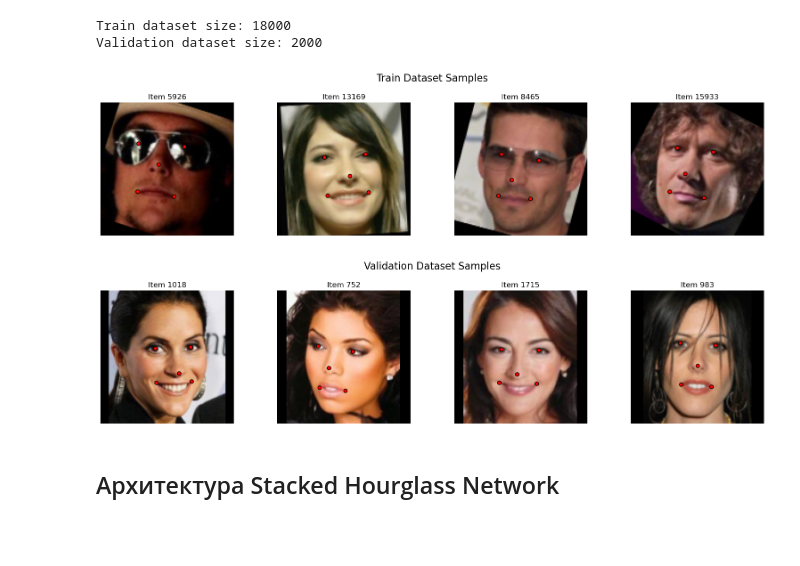
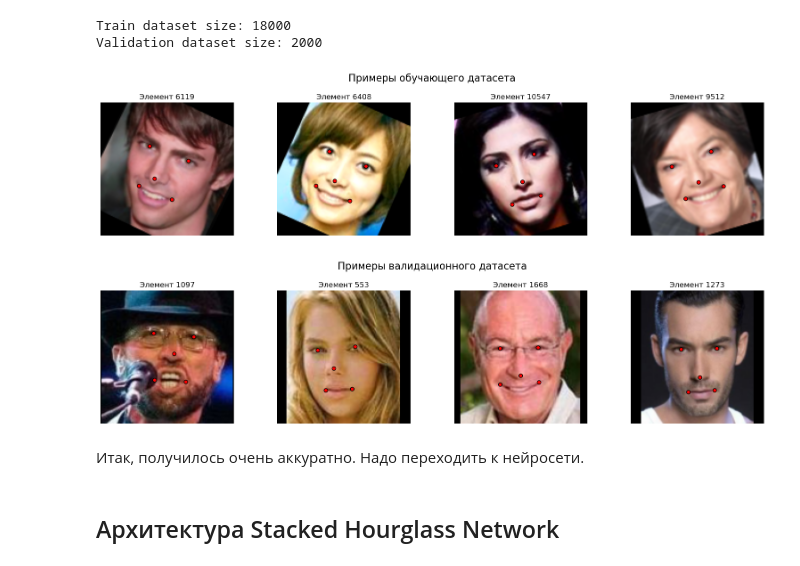
Before and after one commit to dukei/dls-fr, a Jupyter notebook: DLS-project-FR-1_FaceAlignment.ipynb, the cells around one changed output. Saved outputs shown, nothing was run; the diff lists cells and outputs as text; code cells hidden in the pictures; blank space fills up the shorter version.

```diff
--- a/DLS-project-FR-1_FaceAlignment.ipynb
+++ b/DLS-project-FR-1_FaceAlignment.ipynb
@@ -136,9 +136,12 @@ class FacesDataset(Dataset):
             [landmark_series['rightmouth_x'], landmark_series['rightmouth_y']],
         ]
 
+        # Преобразуем список Python в тензор и перемещаем на DEVICE перед созданием KeyPoints
+        original_landmarks_tensor = torch.tensor(original_landmarks_list, dtype=torch.float32, device=DEVICE)
+
         # Оборачиваем ключевые точки в объект KeyPoints для автоматической трансформации
         original_landmarks = KeyPoints(
-            original_landmarks_list,
+            original_landmarks_tensor, # Используем тензор, уже находящийся на DEVICE
             canvas_size=(raw_image.shape[1], raw_image.shape[2]) # Исправлено на (высота, ширина)
         )
 
@@ -251,64 +256,66 @@ Validation dataset size: 2000
 # %%
 import matplotlib.pyplot as plt
 import random
-import cv2 # Import cv2 for image resizing
+import cv2 # Импортируем cv2 для изменения размера изображения
 
-def visualize_dataset_item(image_tensor, keypoints_tensor, ax, title="Dataset Item Visualization"):
+def visualize_dataset_item(image_tensor, keypoints_tensor, ax, title="Визуализация элемента датасета"):
     """
-    Visualizes an image from the dataset along with its keypoints on a given matplotlib axis.
+    Визуализирует изображение из датасета вместе с его ключевыми точками на заданном matplotlib Axes.
     """
-    # Denormalize the image for display
+    # Денормализуем изображение для отображения
     mean = torch.tensor(NORMALIZE_MEAN, device=image_tensor.device).view(3, 1, 1)
     std = torch.tensor(NORMALIZE_STD, device=image_tensor.device).view(3, 1, 1)
     image_denormalized = image_tensor * std + mean
     image_display = image_denormalized.cpu().permute(1, 2, 0).numpy()
 
-    # Clip values to [0, 1] for proper image display
+    # Обрезаем значения до [0, 1] для корректного отображения изображения
     image_display = np.clip(image_display, 0, 1)
 
-    keypoint_names = ['Left Eye', 'Right Eye', 'Nose', 'Left Mouth', 'Right Mouth']
+    keypoint_names = ['Левый глаз', 'Правый глаз', 'Нос', 'Левый угол рта', 'Правый угол рта']
     num_keypoints = keypoints_tensor.shape[0]
 
     ax.imshow(image_display)
     ax.set_title(title)
     ax.axis('off')
 
-    # Overlay all keypoints on the single image
+    # Накладываем все ключевые точки на одно изображение
     for i in range(num_keypoints):
-        kp_array = keypoints_tensor[i].cpu().numpy() # Get keypoint array
-        # Handle cases where keypoint might be [[x, y]] instead of [x, y]
-        if kp_array.ndim > 1 and kp_array.shape[0] == 1: # If it's a 1x2 array
-            x, y = kp_array.flatten() # Flatten to get [x, y]
+        kp_array = keypoints_tensor[i].cpu().numpy() # Получаем массив ключевых точек
+        # Обрабатываем случаи, когда ключевая точка может быть [[x, y]] вместо [x, y]
+        if kp_array.ndim > 1 and kp_array.shape[0] == 1: # Если это массив 1x2
+            x, y = kp_array.flatten() # Разворачиваем, чтобы получить [x, y]
         else:
-            x, y = kp_array # Otherwise, unpack directly
+            x, y = kp_array # В противном случае, распаковываем напрямую
 
-        # Mark keypoint with a dot and add text label
+        # Отмечаем ключевую точку точкой и добавляем текстовую метку
         ax.plot(x, y, 'o', color='red', markersize=6, markeredgecolor='black', markeredgewidth=1)
-        ax.text(x + 2, y + 2, "", color='white', fontsize=8,
+        ax.text(x + 2, y + 2, '', color='white', fontsize=8,
                 bbox=dict(facecolor='blue', alpha=0.6, edgecolor='none'))
 
-def visualize_multiple_dataset_items(dataset, num_items=4, title="Dataset Items Visualization"):
+def visualize_multiple_dataset_items(dataset, num_items=4, title="Визуализация элементов датасета"):
     """
-    Visualizes multiple images from a dataset in a grid.
+    Визуализирует несколько изображений из датасета в сетке.
     """
     fig, axes = plt.subplots(1, num_items, figsize=(4 * num_items, 4))
     fig.suptitle(title, fontsize=16)
 
     for i in range(num_items):
         idx = random.randint(0, len(dataset) - 1)
         image, keypoints = dataset[idx]
-        visualize_dataset_item(image, keypoints, axes[i], title=f"Item {idx}")
+        visualize_dataset_item(image, keypoints, axes[i], title=f"Элемент {idx}")
 
     plt.tight_layout(rect=[0, 0.03, 1, 0.95])
     plt.show()
 
-# Visualize 4 random items from the training dataset
-visualize_multiple_dataset_items(train_dataset, num_items=4, title="Train Dataset Samples")
+# Визуализируем 4 случайных элемента из обучающего датасета
+visualize_multiple_dataset_items(train_dataset, num_items=4, title="Примеры обучающего датасета")
 
-# Visualize 4 random items from the validation dataset
-visualize_multiple_dataset_items(val_dataset, num_items=4, title="Validation Dataset Samples")
+# Визуализируем 4 случайных элемента из валидационного датасета
+visualize_multiple_dataset_items(val_dataset, num_items=4, title="Примеры валидационного датасета")
 # %% [output]
-[figure, old version]
+[figure, new version]
-[figure, old version]
+[figure, new version]
+# %% [markdown]
+Итак, получилось очень аккуратно. Надо переходить к нейросети.
 # %% [markdown]
 ## Архитектура Stacked Hourglass Network
```
Also changed, not shown: parts of 7 cells of this notebook.
